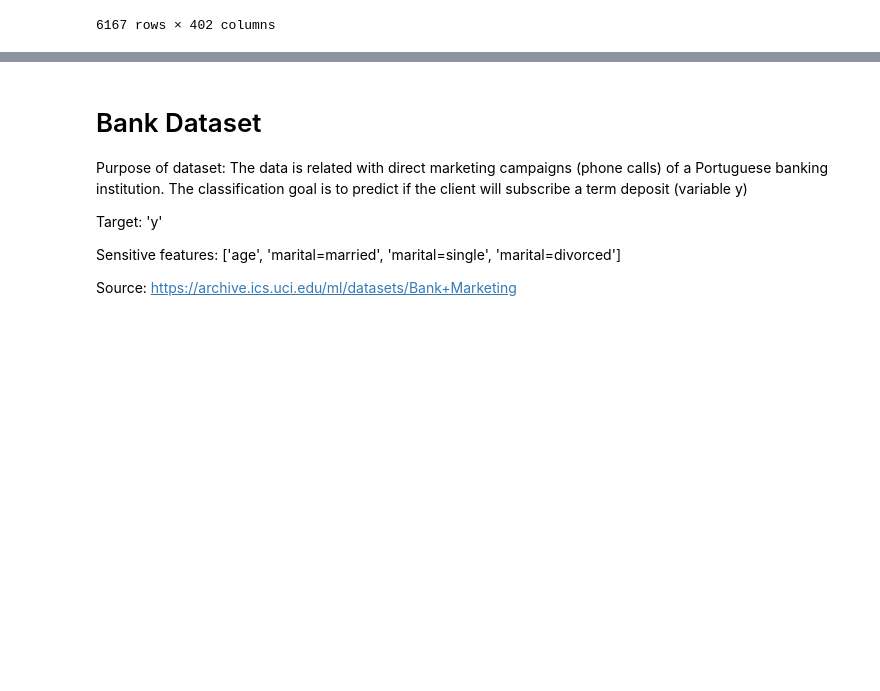
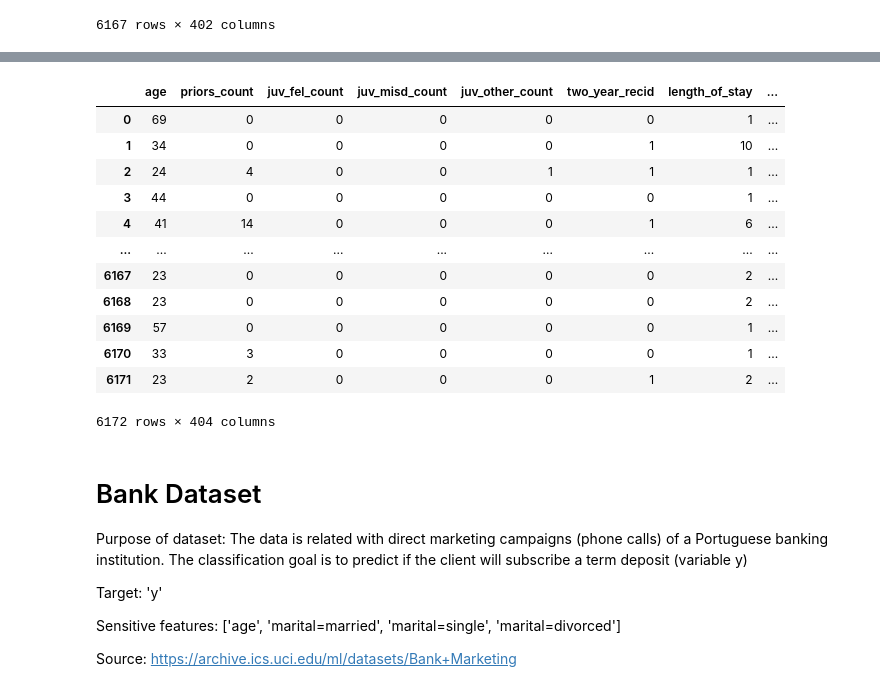
Before and after one commit to safr-ai-lab/xai-disparity, a Jupyter notebook: datasets.ipynb, the cells around one changed output, grey strips where cells are left out. Drawn from its saved outputs; the diff is of its cells as text; code cells hidden in the pictures; blank space fills up the shorter version.

Commit message:
compas dataset updates

```diff
--- a/datasets.ipynb
+++ b/datasets.ipynb
@@ -58,0 +71,24 @@ WARNING:root:Missing Data: 5 rows removed from CompasDataset.
+# %%
+compas2_df = pd.read_csv('data/compas/compas.csv')
+# %%
+compas2_df = clean_data(compas2_df,
+                        categoricals = ['c_charge_desc','race'],
+                        binary_cats = ['c_charge_degree', 'sex'],
+                        drops=['score_text','priors_1','priors_234','priors_5plus','length_of_stay_thresh',
+                               'juv_fel_1plus','juv_misd_1plus','juv_other_1plus','charge_any_drug',
+                               'charge_any_violence_aggression','charge_any_theft','decile_score'])
+compas2_df
+# %% [output]
+|  | age | priors_count | juv_fel_count | juv_misd_count | juv_other_count | two_year_recid | length_of_stay | ... |
+| 0 | 69 | 0 | 0 | 0 | 0 | 0 | 1 | ... |
+| 1 | 34 | 0 | 0 | 0 | 0 | 1 | 10 | ... |
+| 2 | 24 | 4 | 0 | 0 | 1 | 1 | 1 | ... |
+| 3 | 44 | 0 | 0 | 0 | 0 | 0 | 1 | ... |
+| 4 | 41 | 14 | 0 | 0 | 0 | 1 | 6 | ... |
+| ... | ... | ... | ... | ... | ... | ... | ... | ... |
+| 6167 | 23 | 0 | 0 | 0 | 0 | 0 | 2 | ... |
+| 6168 | 23 | 0 | 0 | 0 | 0 | 0 | 2 | ... |
+| 6169 | 57 | 0 | 0 | 0 | 0 | 0 | 1 | ... |
+| 6170 | 33 | 3 | 0 | 0 | 0 | 0 | 1 | ... |
+| 6171 | 23 | 2 | 0 | 0 | 0 | 1 | 2 | ... |
+6172 rows × 404 columns
```
Also changed, not shown: parts of 5 cells of this notebook, 1 other file.
